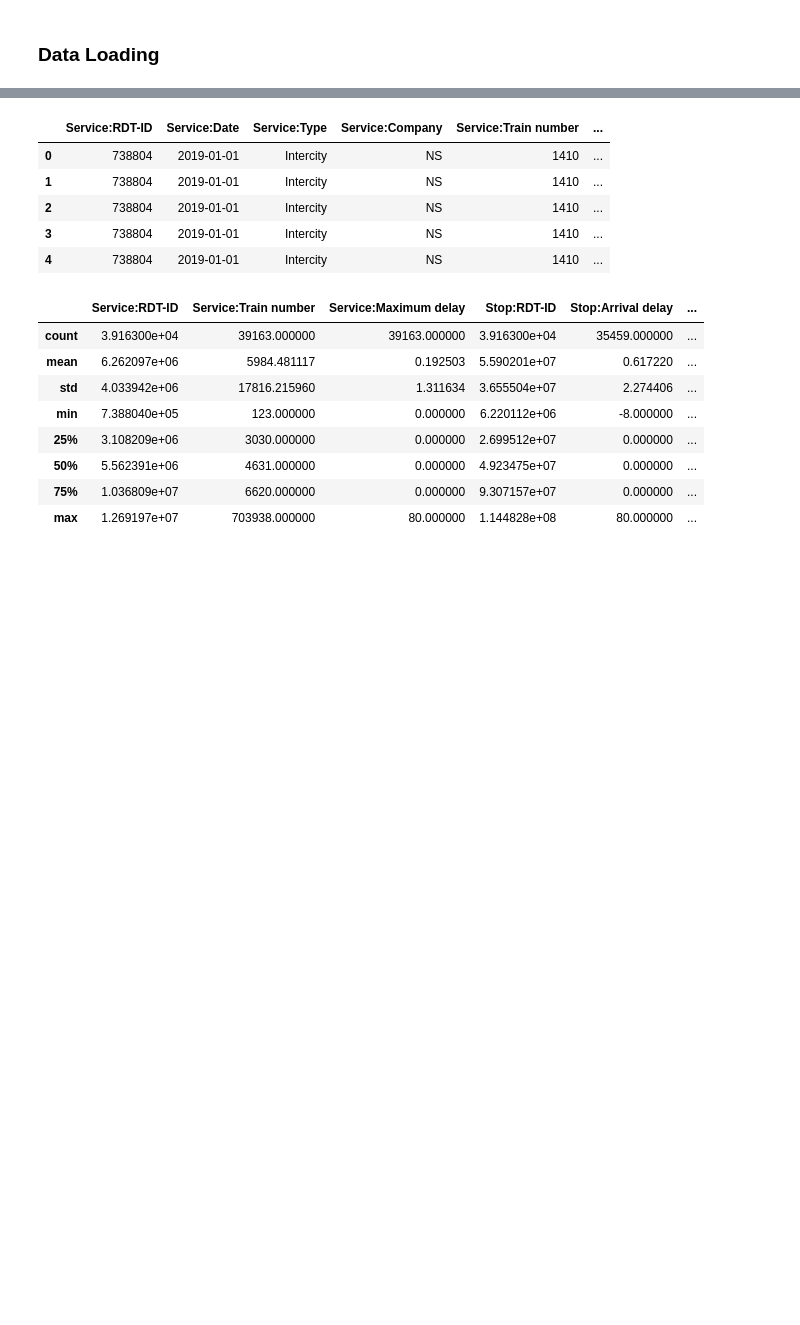
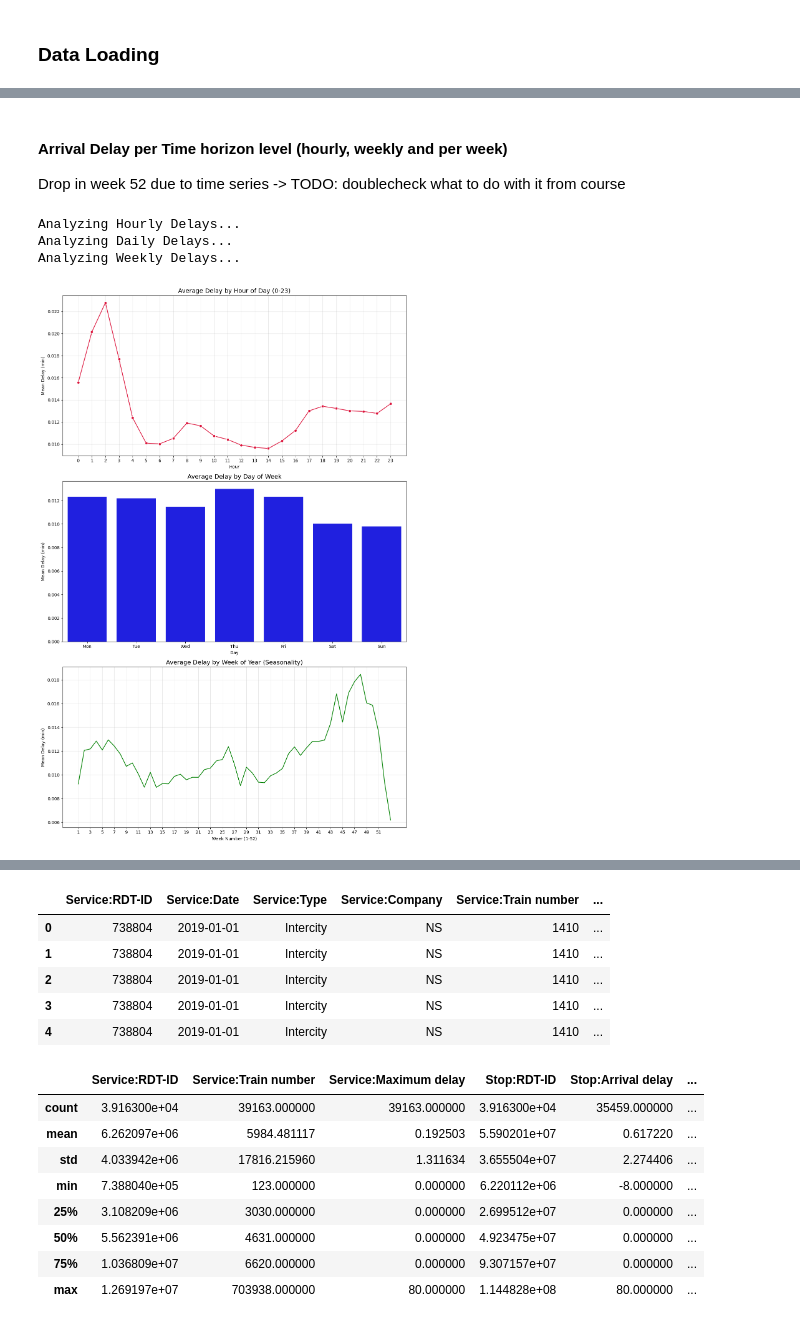
Before and after one commit to jbaonl/MSc-Thesis, a Jupyter notebook: MSc-Thesis/Bao/EDA.ipynb, the cells around one changed output, grey strips where cells are left out. Cells and saved outputs as stored; diff of their text form; code cells hidden in the pictures; blank space fills up the shorter version.

```diff
--- a/MSc-Thesis/Bao/EDA.ipynb
+++ b/MSc-Thesis/Bao/EDA.ipynb
@@ -199,0 +685,79 @@ table
+# %% [markdown]
+#### Arrival Delay per Time horizon level (hourly, weekly and per week)
+Drop in week 52 due to time series -> TODO: doublecheck what to do with it from course
+# %%
+# --- Cell: Temporal Patterns of Delay ---
+
+# 1. Hourly Trend (The "Commuter Curve")
+print("Analyzing Hourly Delays...")
+hourly_df = con.execute("""
+    SELECT
+        HOUR(arrival_time) as hour_of_day,
+        AVG(arrival_delay_min) as mean_delay,
+        COUNT(*) as traffic_volume
+    FROM services
+    WHERE arrival_time IS NOT NULL
+    GROUP BY 1
+    ORDER BY 1
+""").df()
+
+# 2. Daily Trend (Day of Week)
+print("Analyzing Daily Delays...")
+daily_df = con.execute("""
+    SELECT
+        ISODOW(arrival_time) as day_idx,
+        CASE ISODOW(arrival_time)
+            WHEN 1 THEN 'Mon' WHEN 2 THEN 'Tue' WHEN 3 THEN 'Wed'
+            WHEN 4 THEN 'Thu' WHEN 5 THEN 'Fri' WHEN 6 THEN 'Sat' WHEN 7 THEN 'Sun'
+        END as day_name,
+        AVG(arrival_delay_min) as mean_delay
+    FROM services
+    WHERE arrival_time IS NOT NULL
+    GROUP BY 1, 2
+    ORDER BY 1
+""").df()
+
+# 3. Weekly Trend (Seasonal Seasonality)
+print("Analyzing Weekly Delays...")
+weekly_df = con.execute("""
+    SELECT
+        WEEK(arrival_time) as week_number,
+        AVG(arrival_delay_min) as mean_delay
+    FROM services
+    WHERE arrival_time IS NOT NULL
+    GROUP BY 1
+    ORDER BY 1
+""").df()
+
+# --- Plotting ---
+fig, axes = plt.subplots(3, 1, figsize=(12, 18))
+
+# Plot 1: Hourly
+sns.lineplot(data=hourly_df, x='hour_of_day', y='mean_delay', ax=axes[0], marker='o', color='crimson')
+axes[0].set_title('Average Delay by Hour of Day (0-23)', fontsize=14)
+axes[0].set_xlabel('Hour')
+axes[0].set_ylabel('Mean Delay (min)')
+axes[0].grid(True, alpha=0.3)
+axes[0].set_xticks(range(0, 24))
+
+# Plot 2: Daily (Day of Week)
+sns.barplot(data=daily_df, x='day_name', y='mean_delay', ax=axes[1], color='blue')
+axes[1].set_title('Average Delay by Day of Week', fontsize=14)
+axes[1].set_xlabel('Day')
+axes[1].set_ylabel('Mean Delay (min)')
+
+# Plot 3: Weekly (Yearly Seasonality)
+sns.lineplot(data=weekly_df, x='week_number', y='mean_delay', ax=axes[2], color='green')
+axes[2].set_title('Average Delay by Week of Year (Seasonality)', fontsize=14)
+axes[2].set_xlabel('Week Number (1-52)')
+axes[2].set_ylabel('Mean Delay (min)')
+axes[2].grid(True, alpha=0.3)
+axes[2].set_xticks(range(1, 53, 2)) # Label every 2nd week
+
+plt.tight_layout()
+plt.show()
+# %% [output]
+Analyzing Hourly Delays...
+Analyzing Daily Delays...
+Analyzing Weekly Delays...
+[figure, added]
```
Also changed, not shown: parts of 126 cells of this notebook, 1 other file.
